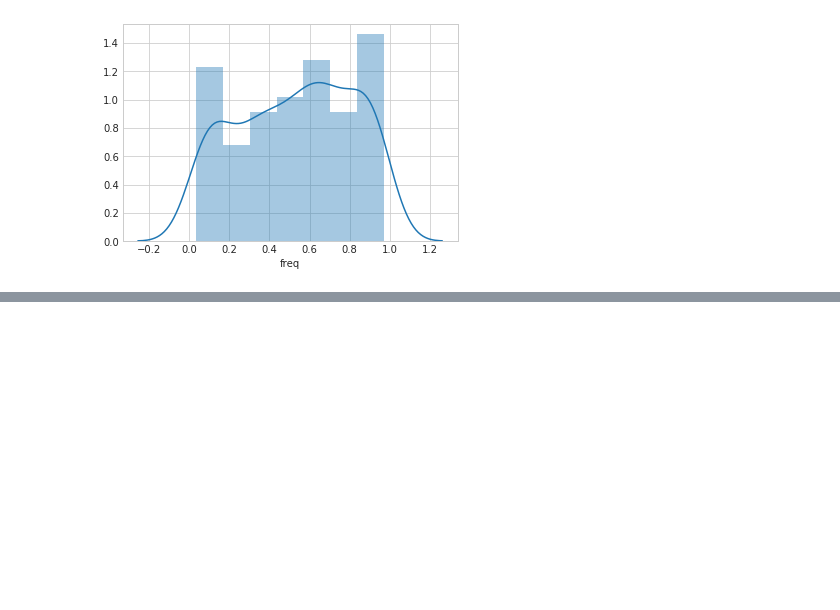
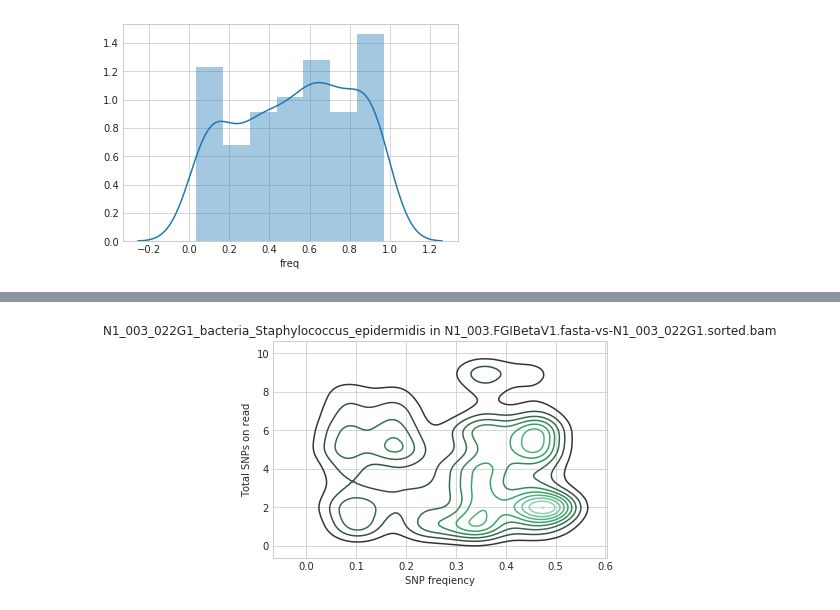
Before and after one commit to alexcritschristoph/strains_analysis, a Jupyter notebook: StrainProfiler_1.ipynb, the cells around one changed output, grey strips where cells are left out. Saved outputs shown, nothing was run; the diff lists cells and outputs as text; code cells hidden in the pictures; blank space fills up the shorter version.

```diff
--- a/StrainProfiler_1.ipynb
+++ b/StrainProfiler_1.ipynb
@@ -128,0 +154,8 @@ Gdb[]
+# %%
+sns.kdeplot(d3['freq'], d3['read_snvs'])
+plt.xlabel('SNP freqiency')
+plt.ylabel('Total SNPs on read')
+plt.title("{0} in {1}".format(GENOME, os.path.basename(bam)))
+plt.show()
+# %% [output]
+[figure, added]
```
Also changed, not shown: parts of 5 cells of this notebook.
